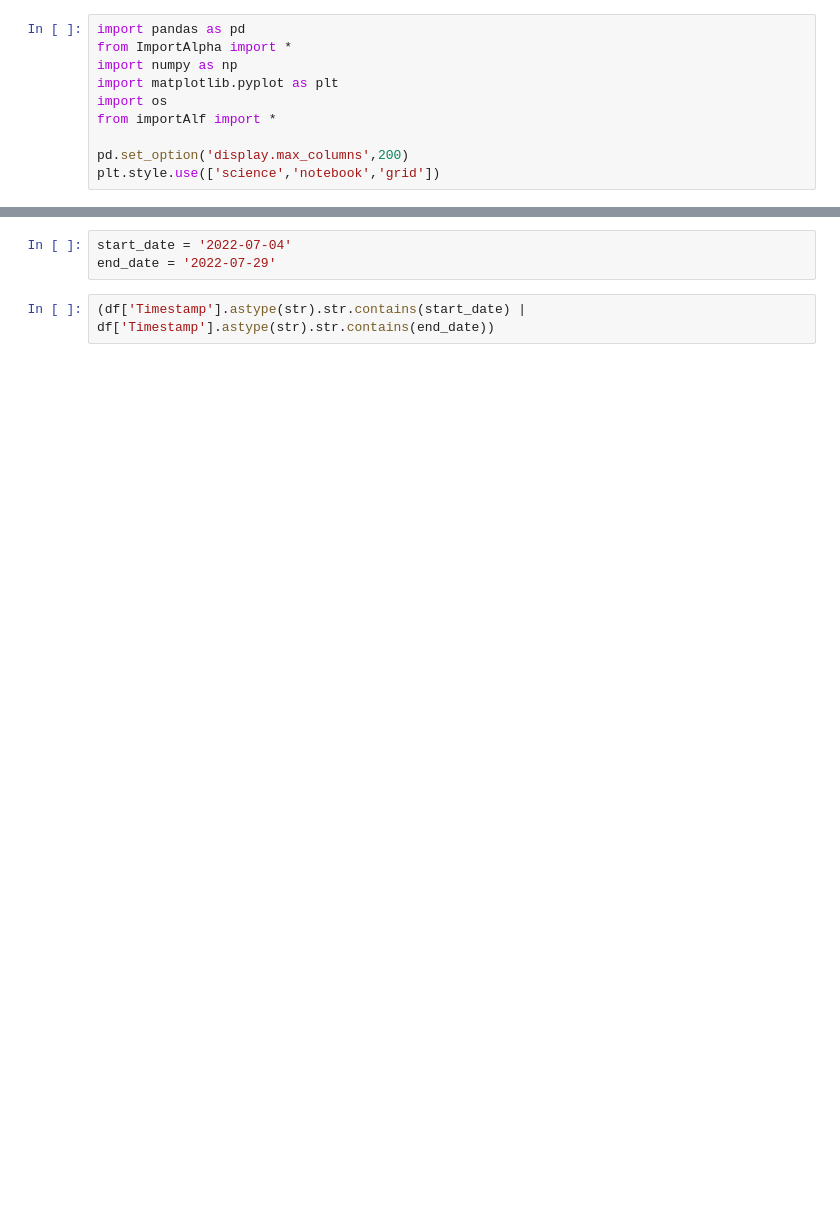
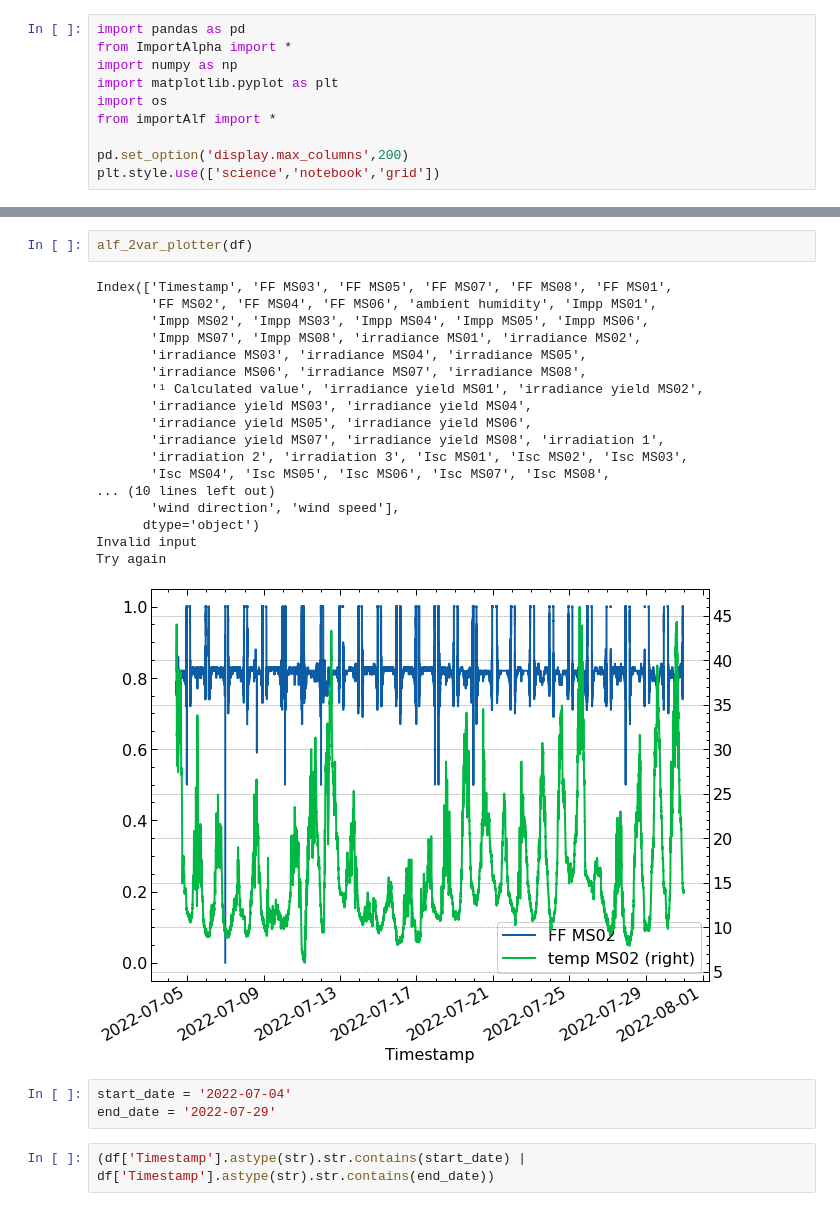
Before and after one commit to alfredoisg/MEDAL, a Jupyter notebook: AlfTests.ipynb, the cells around one changed output, grey strips where cells are left out. Cells and saved outputs as stored; diff of their text form; blank space fills up the shorter version.

```diff
--- a/AlfTests.ipynb
+++ b/AlfTests.ipynb
@@ -40,3 +22,24 @@ df.loc[:,~df.columns.duplicated()].copy()
+# %%
+alf_2var_plotter(df)
+# %% [output]
+Index(['Timestamp', 'FF MS03', 'FF MS05', 'FF MS07', 'FF MS08', 'FF MS01',
+       'FF MS02', 'FF MS04', 'FF MS06', 'ambient humidity', 'Impp MS01',
+       'Impp MS02', 'Impp MS03', 'Impp MS04', 'Impp MS05', 'Impp MS06',
+       'Impp MS07', 'Impp MS08', 'irradiance MS01', 'irradiance MS02',
+       'irradiance MS03', 'irradiance MS04', 'irradiance MS05',
+       'irradiance MS06', 'irradiance MS07', 'irradiance MS08',
+       '¹ Calculated value', 'irradiance yield MS01', 'irradiance yield MS02',
+       'irradiance yield MS03', 'irradiance yield MS04',
+       'irradiance yield MS05', 'irradiance yield MS06',
+       'irradiance yield MS07', 'irradiance yield MS08', 'irradiation 1',
+       'irradiation 2', 'irradiation 3', 'Isc MS01', 'Isc MS02', 'Isc MS03',
+       'Isc MS04', 'Isc MS05', 'Isc MS06', 'Isc MS07', 'Isc MS08',
+... (10 lines left out)
+       'wind direction', 'wind speed'],
+      dtype='object')
+Invalid input
+Try again
+[figure, added]
 # %%
 start_date = '2022-07-04'
 end_date = '2022-07-29'
```
Also changed, not shown: parts of 3 cells of this notebook, 1 other file.
